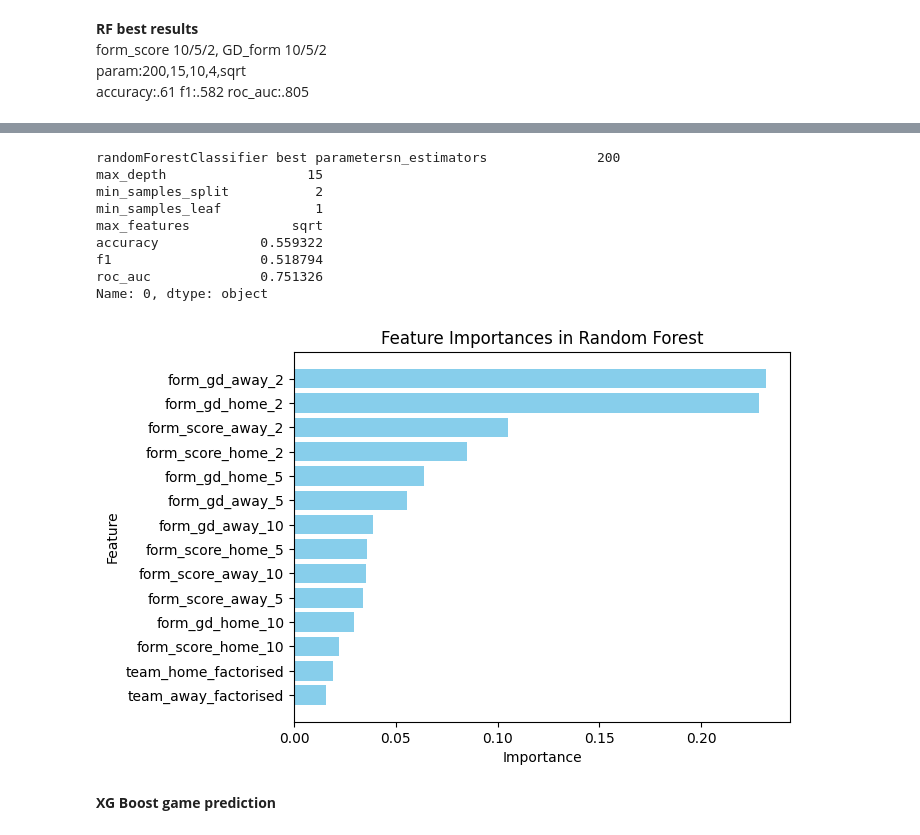
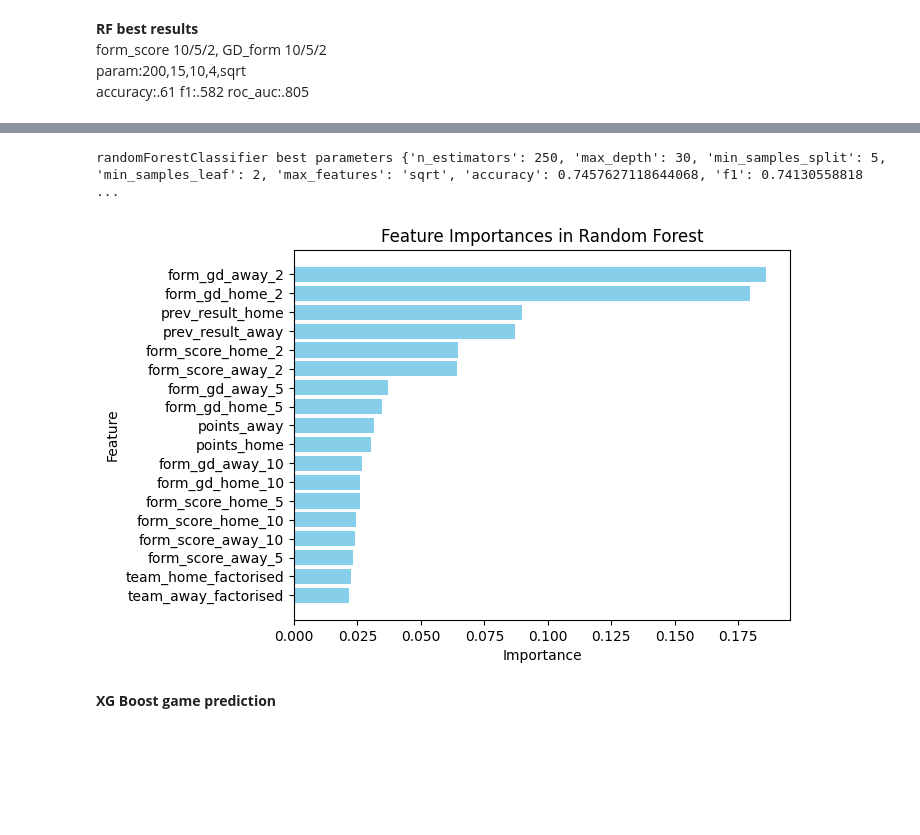
Before and after one commit to ZacUWH/Python-Projects, a Jupyter notebook: p2__football_results_predictions/football_data_api.ipynb, the cells around one changed output, grey strips where cells are left out. Saved outputs shown, nothing was run; the diff lists cells and outputs as text; code cells hidden in the pictures; blank space fills up the shorter version.

```diff
--- a/p2__football_results_predictions/football_data_api.ipynb
+++ b/p2__football_results_predictions/football_data_api.ipynb
@@ -538,6 +368,9 @@ df['points_away'] = df.groupby(['away_team', 'game_year'])['points_from_last_gam
 df['result_num'] = np.where(df['team_h_score'] > df['team_a_score'], 1,
                         np.where(df['team_h_score'] == df['team_a_score'], 0, -1))
 
+df['prev_result_away'] = df['prev_result_away'].map({'Home Win': 1, 'Draw': 0, 'Away Win': -1})
+df['prev_result_home'] = df['prev_result_home'].map({'Home Win': 1, 'Draw': 0, 'Away Win': -1})
+
 print(df.columns)
 
 max_date = df["kickoff_time"].max()
@@ -577,6 +410,8 @@ df = df[['form_score_home_10','form_score_away_10',
         'form_gd_away_10','form_gd_home_10',
         'form_gd_away_5','form_gd_home_5',
         'form_gd_away_2','form_gd_home_2',
+        'prev_result_home','prev_result_away',
+        'points_home','points_away',
         'result_num']]
 
 X_train = df_train[['form_score_home_10','form_score_away_10',
@@ -585,7 +420,9 @@ X_train = df_train[['form_score_home_10','form_score_away_10',
         'team_home_factorised','team_away_factorised',
         'form_gd_away_10','form_gd_home_10',
         'form_gd_away_5','form_gd_home_5',
-        'form_gd_away_2','form_gd_home_2',]]
+        'form_gd_away_2','form_gd_home_2',
+        'prev_result_home','prev_result_away',
+        'points_home','points_away']]
 
 X_test = df_test[['form_score_home_10','form_score_away_10',
         'form_score_home_5','form_score_away_5',
@@ -593,18 +430,20 @@ X_test = df_test[['form_score_home_10','form_score_away_10',
         'team_home_factorised','team_away_factorised',
         'form_gd_away_10','form_gd_home_10',
         'form_gd_away_5','form_gd_home_5',
-        'form_gd_away_2','form_gd_home_2',]]
+        'form_gd_away_2','form_gd_home_2',
+        'prev_result_home','prev_result_away',
+        'points_home','points_away']]
 
 Y_train,Y_test = df_train[['result_num']],df_test[['result_num']]
 
 Y_train,Y_test = Y_train.squeeze(),Y_test.squeeze()
 
 param_grid = {
-    'n_estimators': [200, 250, 300],      # Number of trees in the forest
-    'max_depth': [15 ,30, 45],       # Maximum depth of each tree
-    'min_samples_split': [2, 5, 10, 20],      # Minimum samples required to split an internal node
-    'min_samples_leaf': [1, 2, 4, 10],        # Minimum samples required to be a leaf node
-    'max_features': ['sqrt', 'log2']  # Number of features to consider when looking for the best split
+    'n_estimators': [250, 275],      # Number of trees in the forest
+    'max_depth': [25 ,30, 35],       # Maximum depth of each tree
+    'min_samples_split': [2, 3, 5, 7, 10],      # Minimum samples required to split an internal node
+    'min_samples_leaf': [2],        # Minimum samples required to be a leaf node
+    'max_features': ['sqrt']  # Number of features to consider when looking for the best split
 }
 
 # Initialize results DataFrame
@@ -625,12 +464,12 @@ for params in ParameterGrid(param_grid):
     rf_model.fit(X_train, Y_train)
 
     # Make predictions
-    Y_pred = rf_model.predict(X_test)
+    rf_Y_pred = rf_model.predict(X_test)
     Y_proba = rf_model.predict_proba(X_test)  # For ROC AUC
 
     # Calculate metrics
-    accuracy = accuracy_score(Y_test, Y_pred)
-    f1 = f1_score(Y_test, Y_pred, average='weighted')
+    accuracy = accuracy_score(Y_test, rf_Y_pred)
+    f1 = f1_score(Y_test, rf_Y_pred, average='weighted')
     roc_auc = roc_auc_score(Y_test, Y_proba, multi_class='ovr')
 
     # Append results
@@ -669,36 +508,32 @@ Testing parameters: {'max_depth': 15, 'max_features': 'sqrt', 'min_samples_leaf'
 # %%
-df_best_params = rf_results.sort_values('accuracy', ascending=False).iloc[0]
+rf_best_params = rf_results.sort_values('accuracy', ascending=False).iloc[0]
 
-print(f"randomForestClassifier best parameters{df_best_params}")
+print(f"randomForestClassifier best parameters {rf_best_params}")
+
+rf_best_params = rf_best_params.drop(['accuracy', 'f1', 'roc_auc'])
+
+rf_best_params = rf_best_params.to_dict()
 
 feature_names = X_train.columns
 importances = rf_model.feature_importances_
 
 # Create a DataFrame for better visualization
 rf_importance_df = pd.DataFrame({
     'Feature': feature_names,
     'Importance': importances
 }).sort_values(by='Importance', ascending=False)
 
 # Plot feature importances
 #plt.figure(figsize=(10, 6))
 plt.barh(rf_importance_df['Feature'], rf_importance_df['Importance'], color='skyblue')
 plt.xlabel('Importance')
 plt.ylabel('Feature')
 plt.title('Feature Importances in Random Forest')
 plt.gca().invert_yaxis()  # To display the highest importance at the top
 plt.show()
 # %% [output]
-randomForestClassifier best parametersn_estimators              200
-max_depth                  15
-min_samples_split           2
-min_samples_leaf            1
-max_features             sqrt
-accuracy             0.559322
-f1                   0.518794
-roc_auc              0.751326
-Name: 0, dtype: object
+randomForestClassifier best parameters {'n_estimators': 250, 'max_depth': 30, 'min_samples_split': 5, 'min_samples_leaf': 2, 'max_features': 'sqrt', 'accuracy': 0.7457627118644068, 'f1': 0.74130558818 ...
-[figure, old version]
+[figure, new version]
 # %% [markdown]
 <strong> XG Boost game prediction </strong>
 # %%
```
Also changed, not shown: parts of 13 cells of this notebook.
